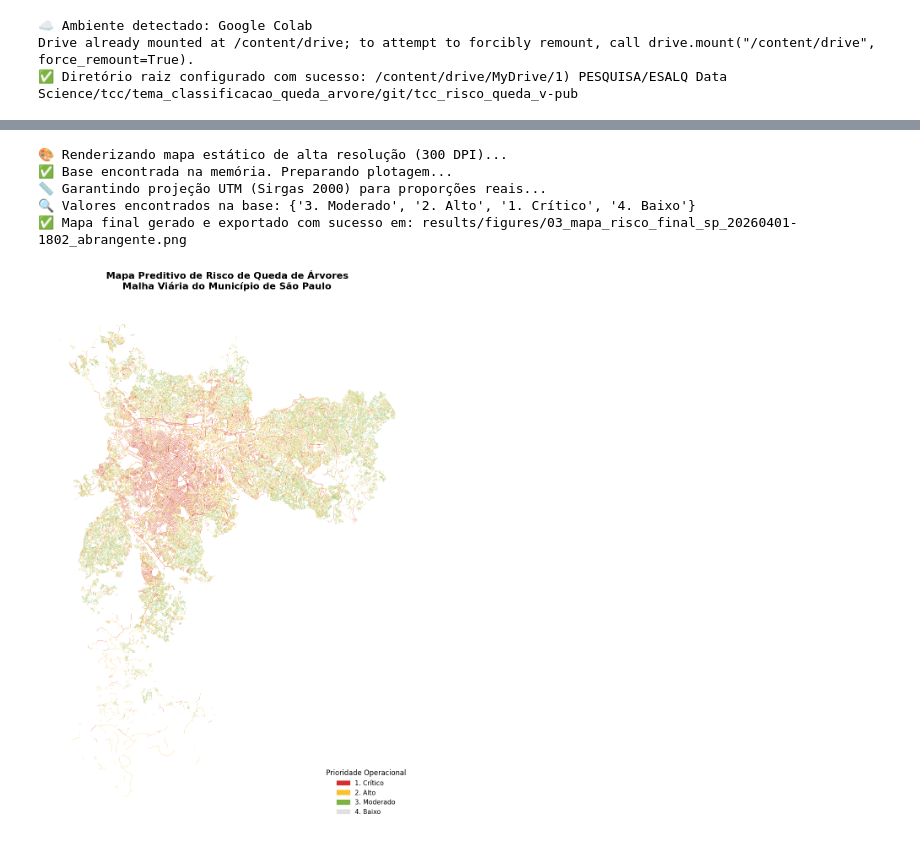
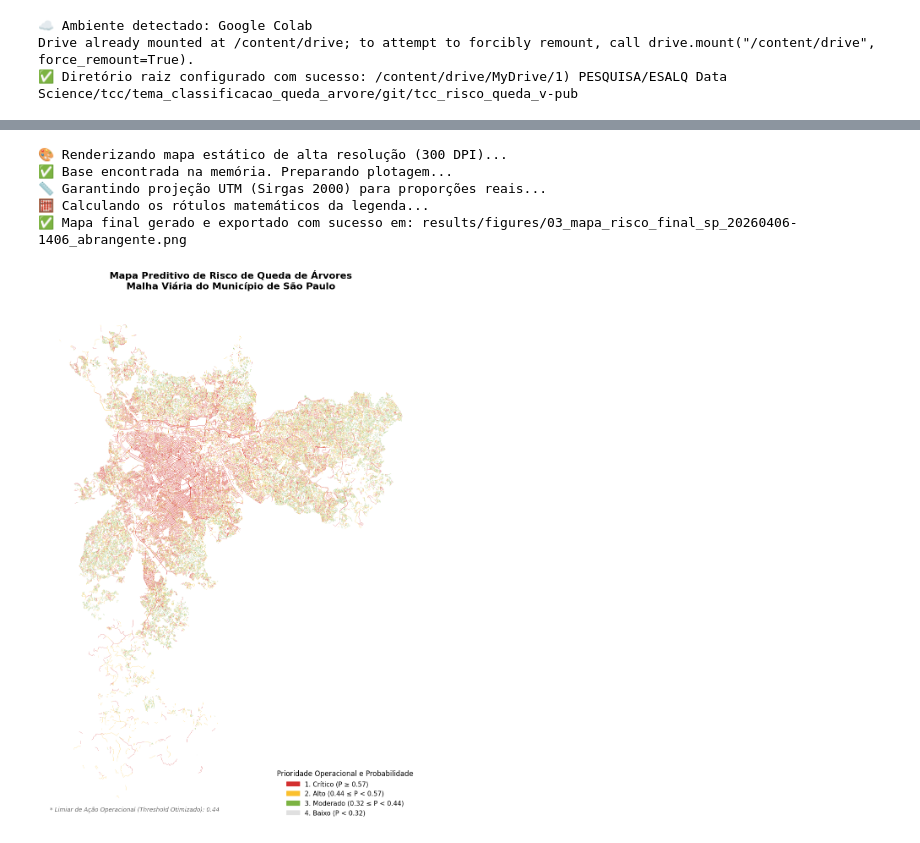
Before and after one commit to micadw/tcc_risco_queda_v-pub, a Jupyter notebook: notebooks/03_mapa.ipynb, the cells around one changed output, grey strips where cells are left out. Saved outputs shown, nothing was run; the diff lists cells and outputs as text; code cells hidden in the pictures.

Commit message:
ajuste faixas do 03_mapa (atualize 01 e 02) para medianas inferior e superior a partir do corte do limiar otimo

```diff
--- a/notebooks/03_mapa.ipynb
+++ b/notebooks/03_mapa.ipynb
@@ -280,9 +227,8 @@ print("🎨 Renderizando mapa estático de alta resolução (300 DPI)...")
 
 # 1. RECUPERAÇÃO INTELIGENTE DA BASE ESPACIAL
 sufixo = sufixo_data if 'sufixo_data' in globals() else f'_{nome_cenario}'
-caminho_gpkg = f'results/maps/mapa_risco_sp{sufixo}.gpkg'
+caminho_gpkg = f'results/maps/03_atlas_risco_qgis{sufixo}.gpkg'
 
-# Verifica se a variável já existe na memória (usando globals no lugar de locals)
 if 'gdf_mapa' in globals():
     print("✅ Base encontrada na memória. Preparando plotagem...")
     gdf_plot = globals()['gdf_mapa'].copy()
@@ -290,26 +236,33 @@ elif os.path.exists(caminho_gpkg):
     print(f"📥 Variável não encontrada na memória. Carregando do disco: {caminho_gpkg}...")
     gdf_plot = gpd.read_file(caminho_gpkg)
 else:
-    raise FileNotFoundError("❌ Base de dados não encontrada. Rode a Célula 4 primeiro!")
+    raise FileNotFoundError("❌ Base de dados não encontrada. Rode a Célula 02 primeiro!")
 
 # CORREÇÃO CARTOGRÁFICA
 print("📏 Garantindo projeção UTM (Sirgas 2000) para proporções reais...")
 gdf_plot = gdf_plot.to_crs("EPSG:31983")
 
 # ---------------------------------------------------------
-# 🚨 BLOCO DE DIAGNÓSTICO (Avisa se os nomes não baterem)
+# 🚨 EXTRAÇÃO DOS LIMITES NUMÉRICOS PARA A LEGENDA
 # ---------------------------------------------------------
-if 'Nivel_Risco' not in gdf_plot.columns:
-    raise KeyError(f"❌ A coluna 'Nivel_Risco' não existe! Colunas disponíveis: {gdf_plot.columns.tolist()}")
+print("🧮 Calculando os rótulos matemáticos da legenda...")
+# Puxa o menor valor de cada grupo para criar a legenda perfeitamente atrelada aos dados
+thr_plot = gdf_plot[gdf_plot['Nivel_Risco'] == '2. Alto']['Prob_Queda'].min()
+msup_plot = gdf_plot[gdf_plot['Nivel_Risco'] == '1. Crítico']['Prob_Queda'].min()
+minf_plot = gdf_plot[gdf_plot['Nivel_Risco'] == '3. Moderado']['Prob_Queda'].min()
 
-valores_base = set(gdf_plot['Nivel_Risco'].dropna().unique())
-print(f"🔍 Valores encontrados na base: {valores_base}")
+# Construção dinâmica das labels
+labels_legenda = {
+    '1. Crítico': f'1. Crítico (P ≥ {msup_plot:.2f})',
+    '2. Alto': f'2. Alto ({thr_plot:.2f} ≤ P < {msup_plot:.2f})',
+    '3. Moderado': f'3. Moderado ({minf_plot:.2f} ≤ P < {thr_plot:.2f})',
+    '4. Baixo': f'4. Baixo (P < {minf_plot:.2f})'
+}
 # ---------------------------------------------------------
 
 # 2. PLOTAGEM DO MAPA
 fig, ax = plt.subplots(figsize=(12, 16))
 
-# ⚠️ ATUALIZADO: Usando exatamente as strings que estão na base de dados
 paleta_risco = {
     '1. Crítico': '#D32F2F',    # Vermelho Carmim
     '2. Alto': '#FBC02D',       # Amarelo Ouro
@@ -317,47 +270,42 @@ paleta_risco = {
     '4. Baixo': '#E0E0E0'       # Cinza Neutro
 }
 
-# Ordem de plotagem: Baixo para Cima (Garante que o Crítico seja desenhado por cima de tudo)
-ordem_plotagem = [
-    '4. Baixo',
-    '3. Moderado',
-    '2. Alto',
-    '1. Crítico'
-]
-
-# Variável de controle para saber se algo foi plotado
+ordem_plotagem = ['4. Baixo', '3. Moderado', '2. Alto', '1. Crítico']
 linhas_plotadas = 0
 
 for nivel in ordem_plotagem:
     subset = gdf_plot[gdf_plot['Nivel_Risco'] == nivel]
     if not subset.empty:
-        # ⚠️ ATUALIZADO: Condição ajustada para a string correta
         espessura = 0.4 if nivel == '4. Baixo' else 0.8
         subset.plot(ax=ax, color=paleta_risco[nivel], linewidth=espessura)
         linhas_plotadas += len(subset)
 
 # Estética Acadêmica
 ax.set_axis_off()
 ax.set_title('Mapa Preditivo de Risco de Queda de Árvores\nMalha Viária do Município de São Paulo',
              fontsize=16, pad=20, weight='bold')
 
-# Legenda Manual
-legend_patches = [mpatches.Patch(color=paleta_risco[n], label=n) for n in ordem_plotagem[::-1]]
-ax.legend(handles=legend_patches, title="Prioridade Operacional",
+# Legenda Dinâmica e Acadêmica (usando os dicionários criados acima)
+legend_patches = [mpatches.Patch(color=paleta_risco[n], label=labels_legenda[n]) for n in ordem_plotagem[::-1]]
+ax.legend(handles=legend_patches, title="Prioridade Operacional e Probabilidade",
           loc='lower right', frameon=False, fontsize=11, title_fontsize=12)
+
+# Adicionando Nota de Rodapé com o Threshold
+ax.text(0.02, 0.02, f'* Limiar de Ação Operacional (Threshold Otimizado): {thr_plot:.2f}',
+        transform=ax.transAxes, fontsize=10, style='italic', color='dimgrey')
 
 # Exportação
 os.makedirs('results/figures', exist_ok=True)
 caminho_mapa = f'results/figures/03_mapa_risco_final_sp{sufixo}.png'
 
 plt.savefig(caminho_mapa, dpi=300, bbox_inches='tight', facecolor='white')
 
 print(f"✅ Mapa final gerado e exportado com sucesso em: {caminho_mapa}")
 plt.show()
 # %% [output]
 🎨 Renderizando mapa estático de alta resolução (300 DPI)...
 ✅ Base encontrada na memória. Preparando plotagem...
 📏 Garantindo projeção UTM (Sirgas 2000) para proporções reais...
-🔍 Valores encontrados na base: {'3. Moderado', '2. Alto', '1. Crítico', '4. Baixo'}
-✅ Mapa final gerado e exportado com sucesso em: results/figures/03_mapa_risco_final_sp_20260401-1802_abrangente.png
+🧮 Calculando os rótulos matemáticos da legenda...
+✅ Mapa final gerado e exportado com sucesso em: results/figures/03_mapa_risco_final_sp_20260406-1406_abrangente.png
-[figure, old version]
+[figure, new version]
```
Also changed, not shown: parts of 5 cells of this notebook, 2 other files.
